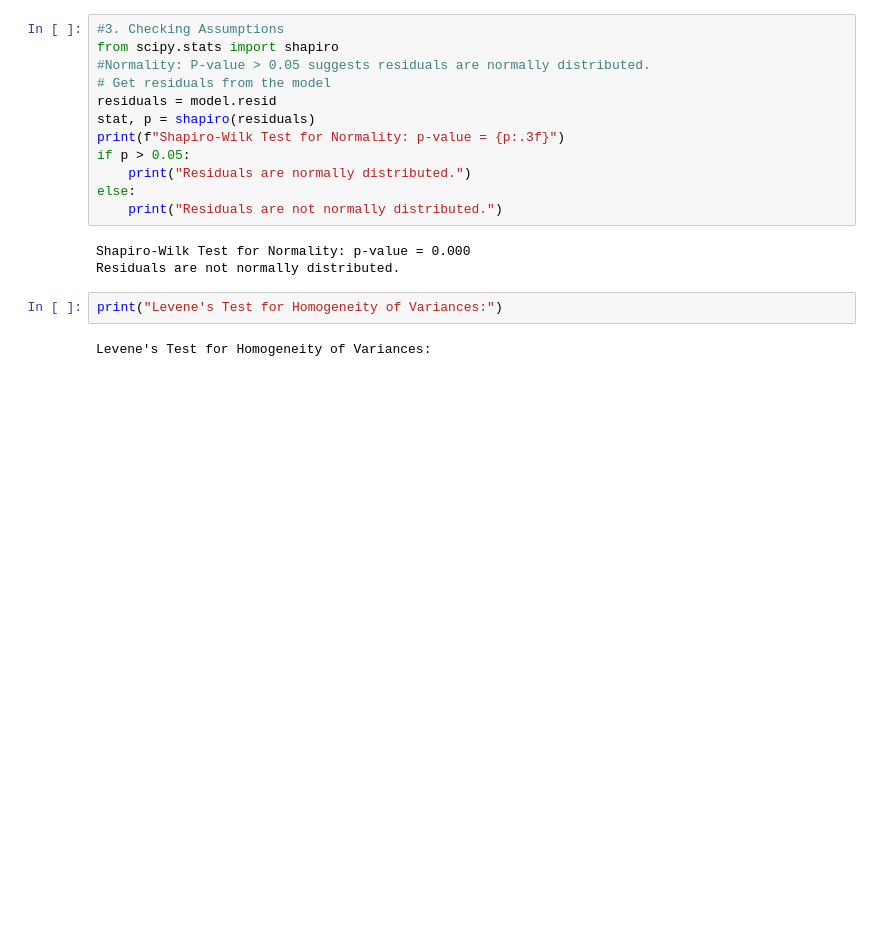
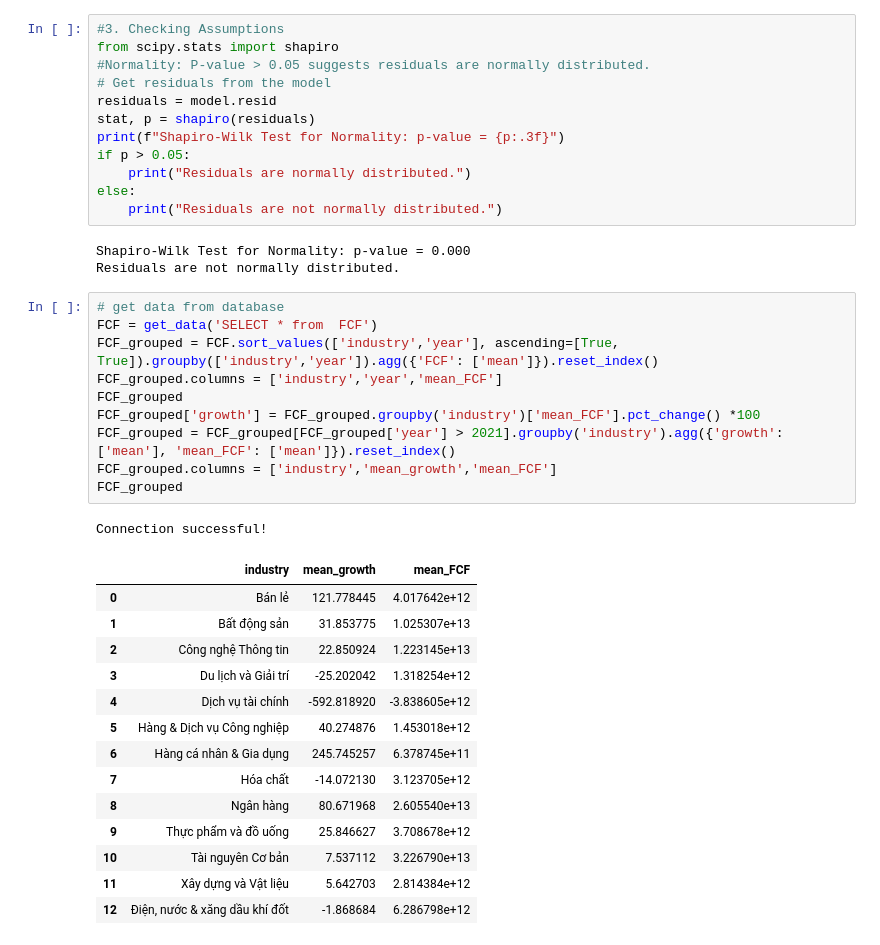
Before and after one commit to Tuanajax/Stock_data_Analyst, a Jupyter notebook: DA_stock.ipynb, the cells around one changed output. Drawn from its saved outputs; the diff is of its cells as text; blank space fills up the shorter version.

```diff
--- a/DA_stock.ipynb
+++ b/DA_stock.ipynb
@@ -473,7 +468,29 @@ else:
 # %% [output]
 Shapiro-Wilk Test for Normality: p-value = 0.000
 Residuals are not normally distributed.
-# %%
-print("Levene's Test for Homogeneity of Variances:")
-# %% [output]
-Levene's Test for Homogeneity of Variances:
+# %%
+# get data from database
+FCF = get_data('SELECT * from  FCF')
+FCF_grouped = FCF.sort_values(['industry','year'], ascending=[True, True]).groupby(['industry','year']).agg({'FCF': ['mean']}).reset_index()
+FCF_grouped.columns = ['industry','year','mean_FCF']
+FCF_grouped
+FCF_grouped['growth'] = FCF_grouped.groupby('industry')['mean_FCF'].pct_change() *100
+FCF_grouped = FCF_grouped[FCF_grouped['year'] > 2021].groupby('industry').agg({'growth': ['mean'], 'mean_FCF': ['mean']}).reset_index()
+FCF_grouped.columns = ['industry','mean_growth','mean_FCF']
+FCF_grouped
+# %% [output]
+Connection successful!
+|  | industry | mean_growth | mean_FCF |
+| 0 | Bán lẻ | 121.778445 | 4.017642e+12 |
+| 1 | Bất động sản | 31.853775 | 1.025307e+13 |
+| 2 | Công nghệ Thông tin | 22.850924 | 1.223145e+13 |
+| 3 | Du lịch và Giải trí | -25.202042 | 1.318254e+12 |
+| 4 | Dịch vụ tài chính | -592.818920 | -3.838605e+12 |
+| 5 | Hàng & Dịch vụ Công nghiệp | 40.274876 | 1.453018e+12 |
+| 6 | Hàng cá nhân & Gia dụng | 245.745257 | 6.378745e+11 |
+| 7 | Hóa chất | -14.072130 | 3.123705e+12 |
+| 8 | Ngân hàng | 80.671968 | 2.605540e+13 |
+| 9 | Thực phẩm và đồ uống | 25.846627 | 3.708678e+12 |
+| 10 | Tài nguyên Cơ bản | 7.537112 | 3.226790e+13 |
+| 11 | Xây dựng và Vật liệu | 5.642703 | 2.814384e+12 |
+| 12 | Điện, nước & xăng dầu khí đốt | -1.868684 | 6.286798e+12 |
```
Also changed, not shown: parts of 6 cells of this notebook, 2 other files.
